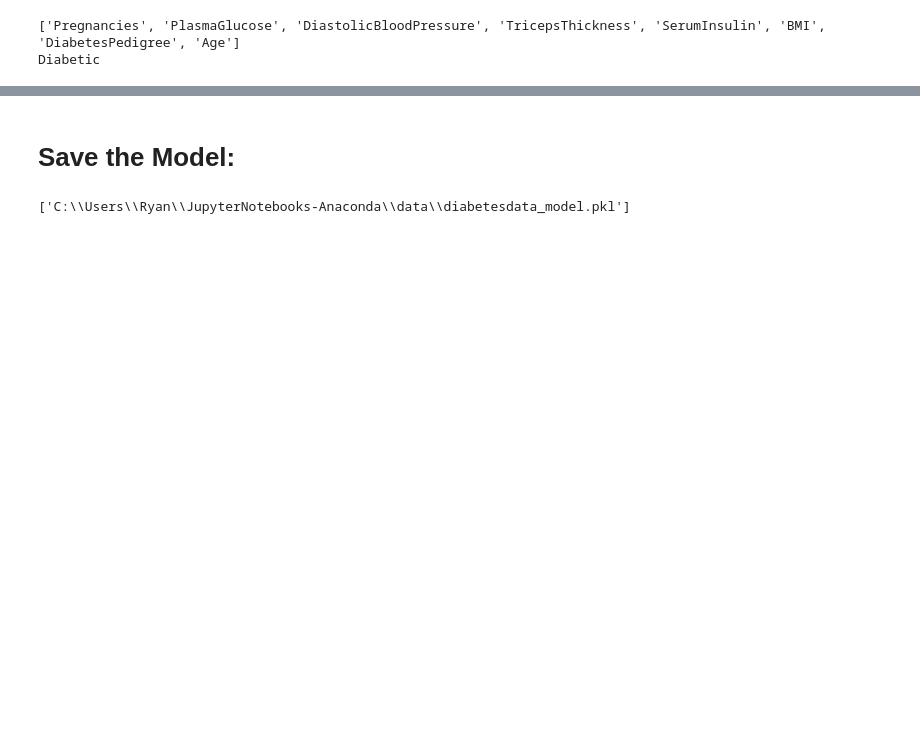
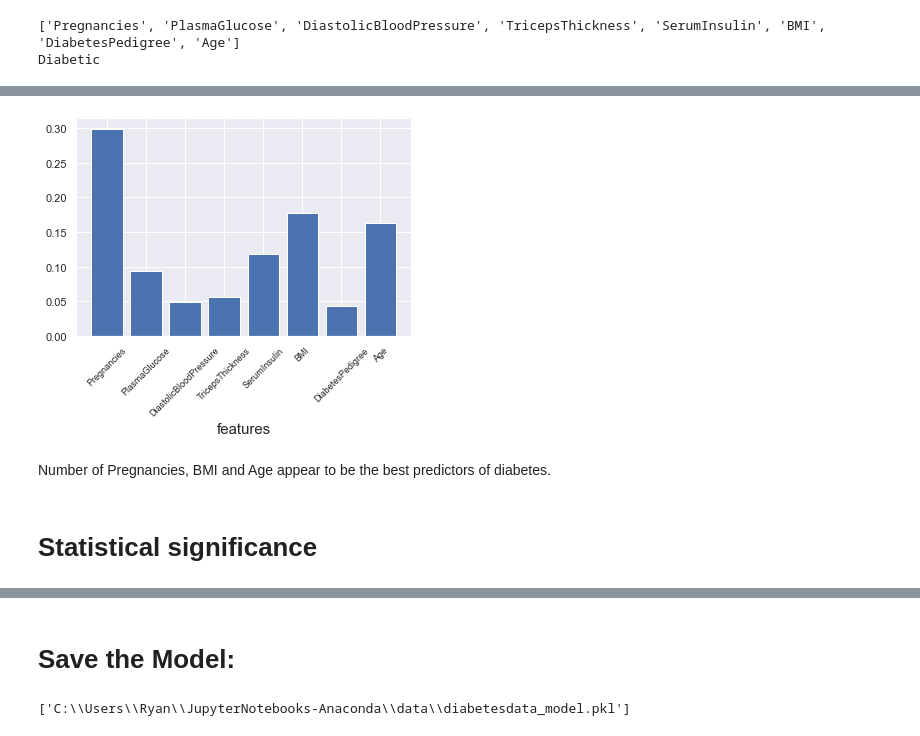
Before and after one commit to RemediosR/DiabetesPrediction, a Jupyter notebook: DiabetesPrediction.ipynb, the cells around one changed output, grey strips where cells are left out. Cells and saved outputs as stored; diff of their text form; code cells hidden in the pictures; blank space fills up the shorter version.

```diff
--- a/DiabetesPrediction.ipynb
+++ b/DiabetesPrediction.ipynb
@@ -681,0 +523,3 @@ for i,v in enumerate(importance):
+# %%
+# reassign the features & label to the preprocesses df2
+X, y = df2[features].values, df2[label].values
@@ -681,0 +626,16 @@ for i,v in enumerate(importance):
+# %%
+import numpy as np
+
+plt.bar(range(len(importance)), importance)
+
+pos = np.arange(len(features))
+plt.xticks(pos, features, fontsize=9, rotation=45)
+
+plt.xlabel('features', fontsize=15)
+plt.show()
+# %% [output]
+[figure, added]
+# %% [markdown]
+Number of Pregnancies, BMI and Age appear to be the best predictors of diabetes.
+# %% [markdown]
+# Statistical significance
```
Also changed, not shown: parts of 55 cells of this notebook.
